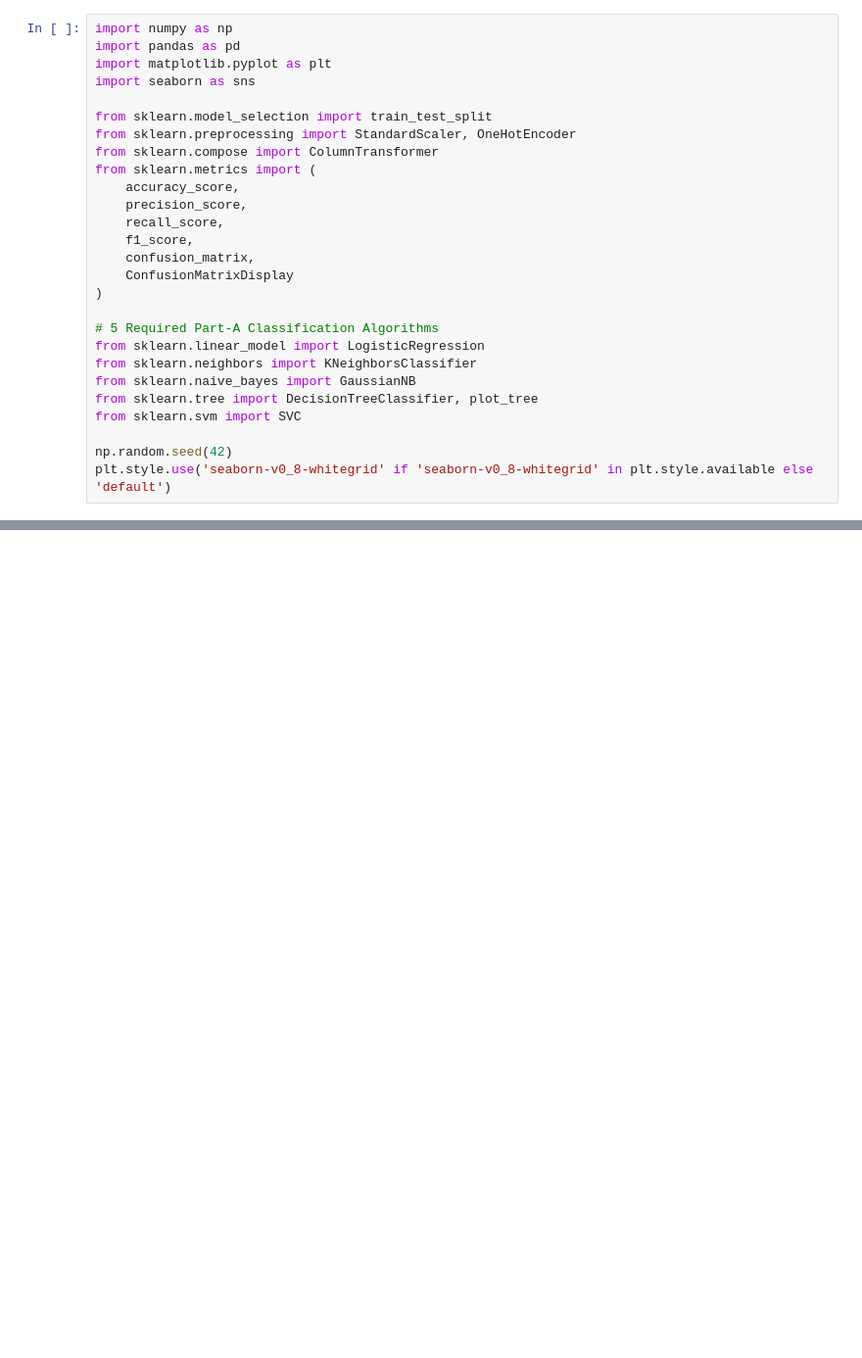
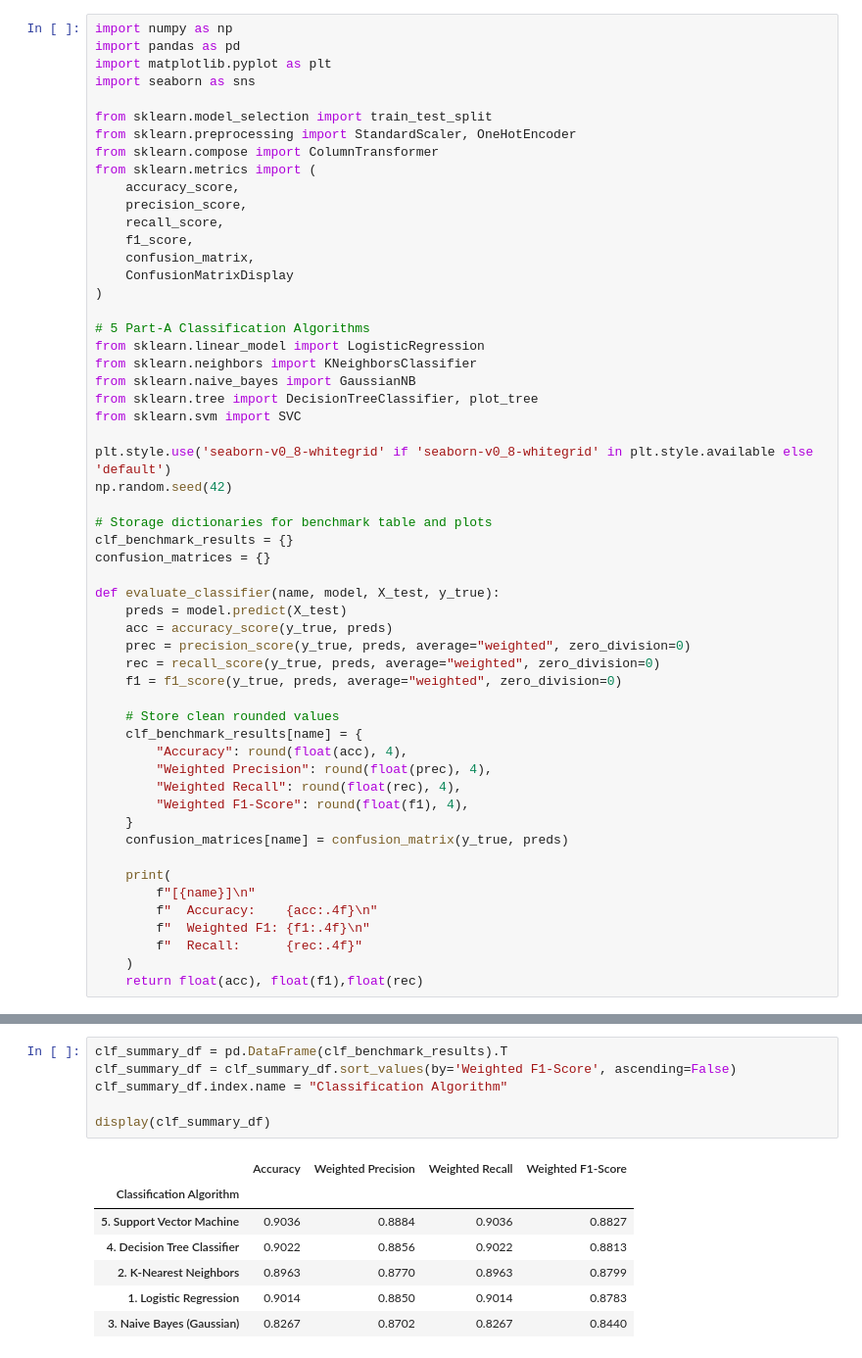
Before and after one commit to Karthik-2006-cell/ml-capstone-project, a Jupyter notebook: notebooks/Classification.ipynb, the cells around one changed output, grey strips where cells are left out. Shown at 98% size. Cells and saved outputs as stored; diff of their text form; blank space fills up the shorter version.

```diff
--- a/notebooks/Classification.ipynb
+++ b/notebooks/Classification.ipynb
@@ -22,12 +22,40 @@ from sklearn.metrics import (
     ConfusionMatrixDisplay
 )
 
-# 5 Required Part-A Classification Algorithms
+# 5 Part-A Classification Algorithms
 from sklearn.linear_model import LogisticRegression
 from sklearn.neighbors import KNeighborsClassifier
 from sklearn.naive_bayes import GaussianNB
 from sklearn.tree import DecisionTreeClassifier, plot_tree
 from sklearn.svm import SVC
 
+plt.style.use('seaborn-v0_8-whitegrid' if 'seaborn-v0_8-whitegrid' in plt.style.available else 'default')
 np.random.seed(42)
-plt.style.use('seaborn-v0_8-whitegrid' if 'seaborn-v0_8-whitegrid' in plt.style.available else 'default')
+
+# Storage dictionaries for benchmark table and plots
+clf_benchmark_results = {}
+confusion_matrices = {}
+
+def evaluate_classifier(name, model, X_test, y_true):
+    preds = model.predict(X_test)
+    acc = accuracy_score(y_true, preds)
+    prec = precision_score(y_true, preds, average="weighted", zero_division=0)
+    rec = recall_score(y_true, preds, average="weighted", zero_division=0)
+    f1 = f1_score(y_true, preds, average="weighted", zero_division=0)
+
+    # Store clean rounded values
+    clf_benchmark_results[name] = {
+        "Accuracy": round(float(acc), 4),
+        "Weighted Precision": round(float(prec), 4),
+        "Weighted Recall": round(float(rec), 4),
+        "Weighted F1-Score": round(float(f1), 4),
+    }
+    confusion_matrices[name] = confusion_matrix(y_true, preds)
+
+    print(
+        f"[{name}]\n"
+        f"  Accuracy:    {acc:.4f}\n"
+        f"  Weighted F1: {f1:.4f}\n"
+        f"  Recall:      {rec:.4f}"
+    )
+    return float(acc), float(f1),float(rec)
@@ -99,0 +245,14 @@ plt.show()
+# %%
+clf_summary_df = pd.DataFrame(clf_benchmark_results).T
+clf_summary_df = clf_summary_df.sort_values(by='Weighted F1-Score', ascending=False)
+clf_summary_df.index.name = "Classification Algorithm"
+
+display(clf_summary_df)
+# %% [output]
+|  | Accuracy | Weighted Precision | Weighted Recall | Weighted F1-Score |
+| Classification Algorithm |  |  |  |  |
+| 5. Support Vector Machine | 0.9036 | 0.8884 | 0.9036 | 0.8827 |
+| 4. Decision Tree Classifier | 0.9022 | 0.8856 | 0.9022 | 0.8813 |
+| 2. K-Nearest Neighbors | 0.8963 | 0.8770 | 0.8963 | 0.8799 |
+| 1. Logistic Regression | 0.9014 | 0.8850 | 0.9014 | 0.8783 |
+| 3. Naive Bayes (Gaussian) | 0.8267 | 0.8702 | 0.8267 | 0.8440 |
```
Also changed, not shown: parts of 23 cells of this notebook.
